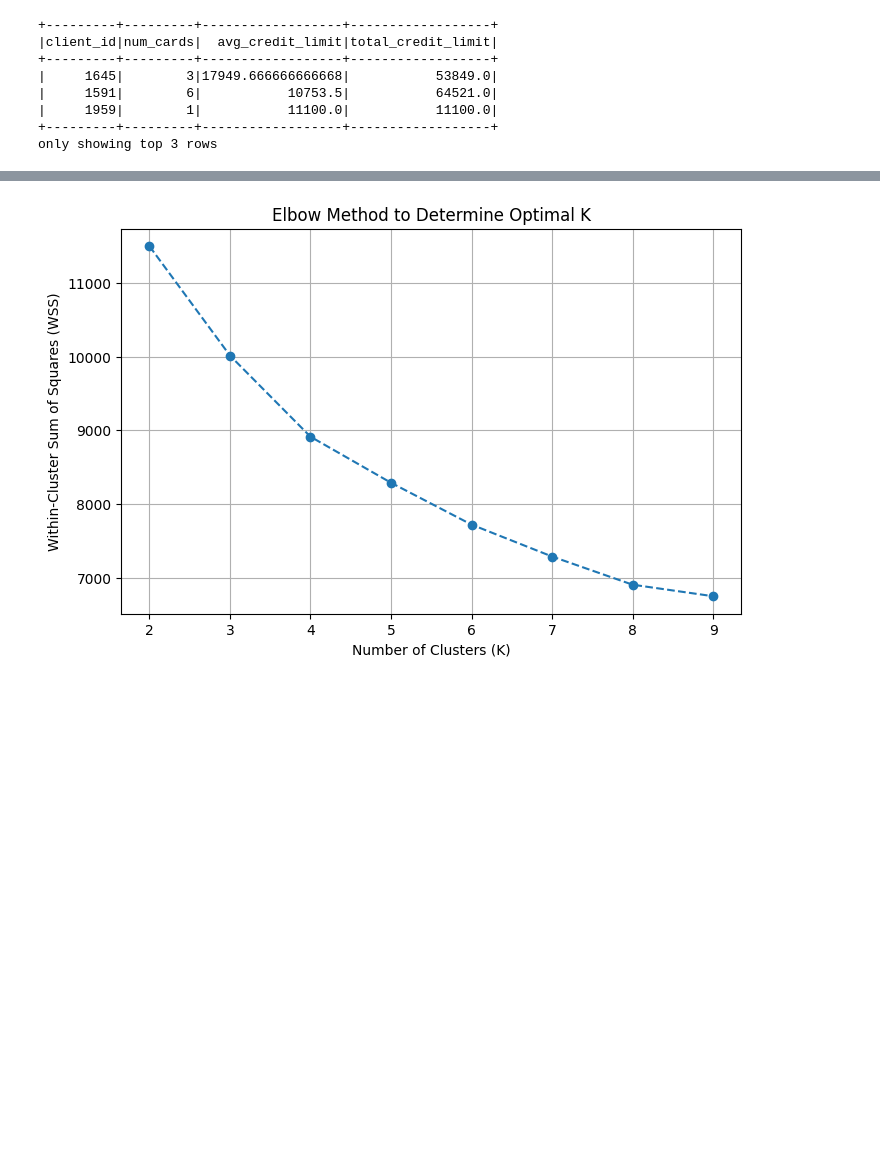
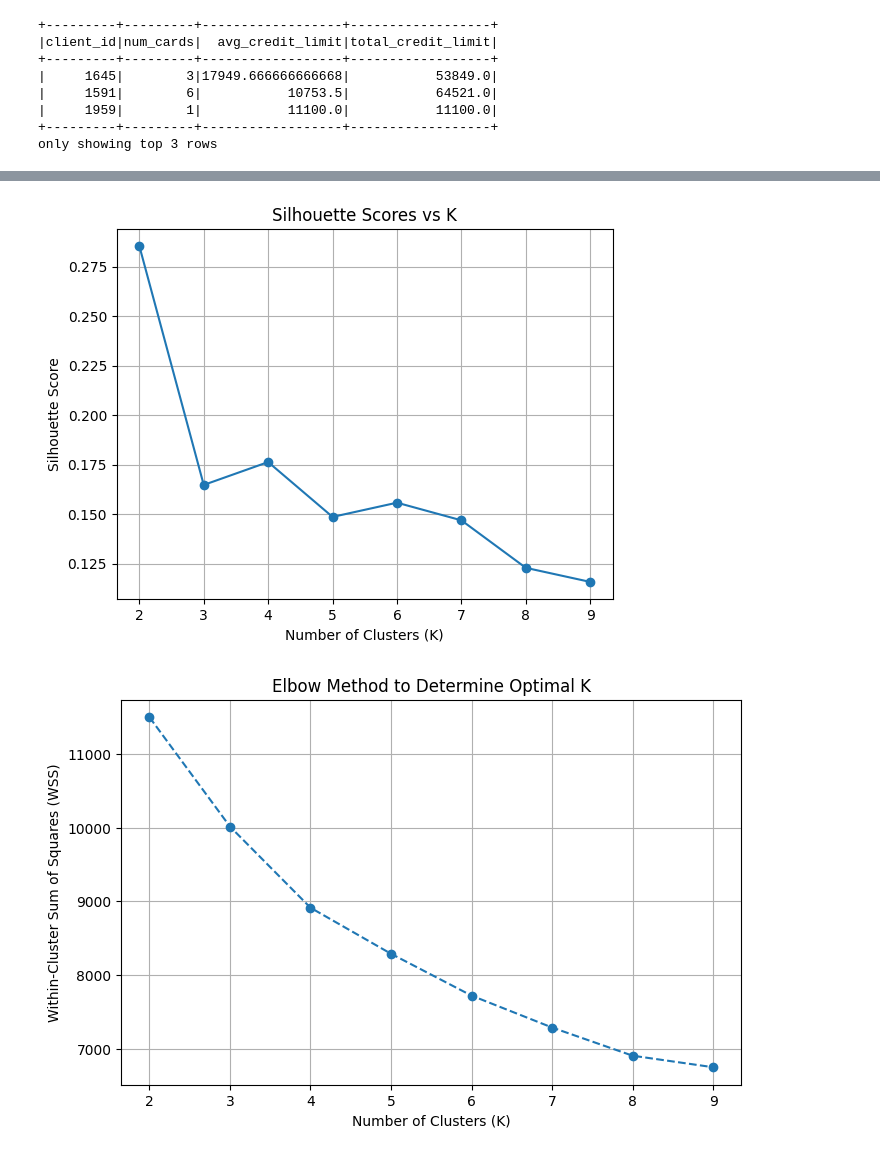
Before and after one commit to Sara-Gamal12/Transaction-Classification-and-Analysis, a Jupyter notebook: Users EDA.ipynb, the cells around one changed output, grey strips where cells are left out. Saved outputs shown, nothing was run; the diff lists cells and outputs as text; code cells hidden in the pictures; blank space fills up the shorter version.

```diff
--- a/Users EDA.ipynb
+++ b/Users EDA.ipynb
@@ -170,10 +167,27 @@ assembled_scaled = Pipeline(stages=[assembler, scaler]).fit(features_df).transfo
 
 # Elbow method
 cost = []
+scores = []
 for k in range(2, 10):
     kmeans = KMeans(k=k, seed=42, featuresCol="features", predictionCol="cluster")
     model = kmeans.fit(assembled_scaled)
+    transformed = model.transform(assembled_scaled)
+    pandas_df = transformed.select("features", "cluster").toPandas()
+    features = pandas_df["features"].apply(lambda x: x.toArray()).tolist()
+    labels = pandas_df["cluster"]
+    score = silhouette_score(features, labels)
+    scores.append(score)
     cost.append(model.summary.trainingCost)
+# %%
+plt.figure(figsize=(8,5))
+plt.plot(range(2, 10), scores, marker='o')
+plt.xlabel("Number of Clusters (K)")
+plt.ylabel("Silhouette Score")
+plt.title("Silhouette Scores vs K")
+plt.grid(True)
+plt.show()
+# %% [output]
+[figure, added]
 # %%
 plt.figure(figsize=(8, 5))
 plt.plot(range(2, 10), cost, marker='o', linestyle='--')
```
Also changed, not shown: parts of 10 cells of this notebook.
